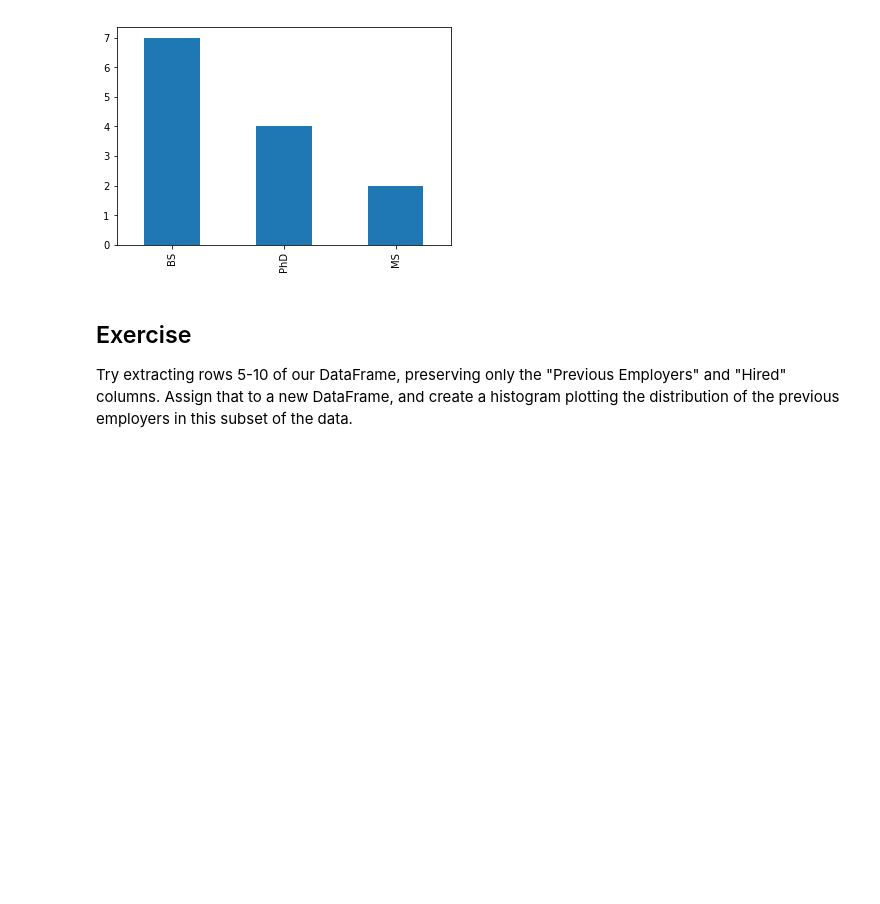
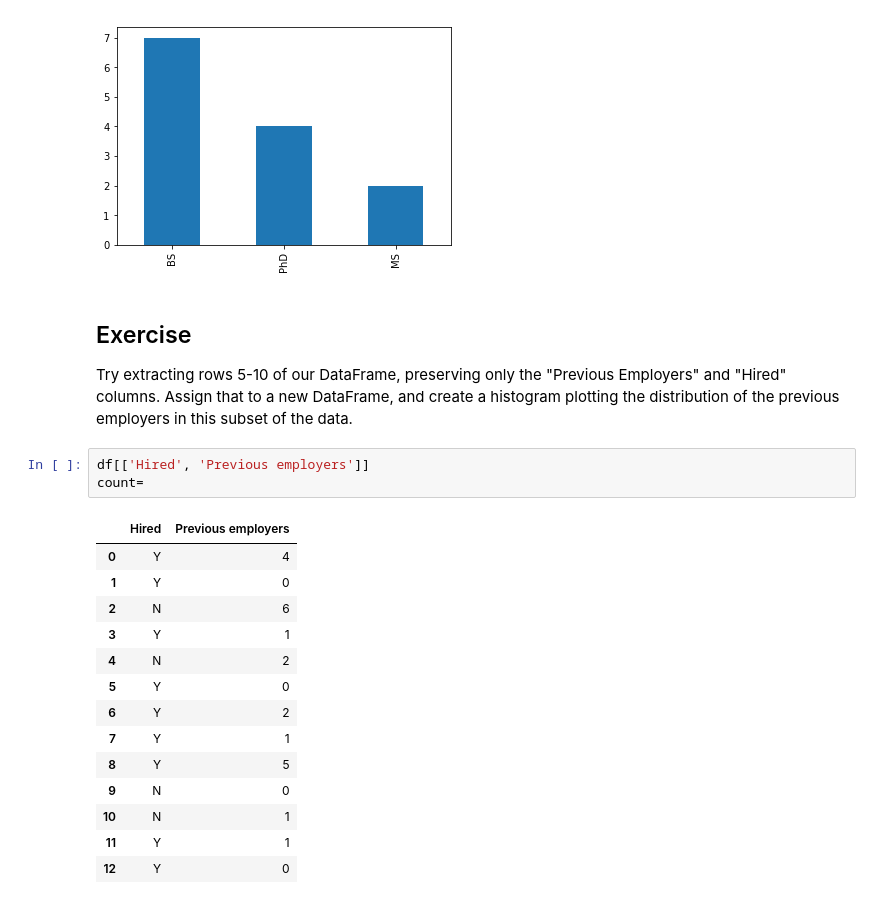
Before and after one commit to Vozikis/machine-learning, a Jupyter notebook: MLCourse/PandasTutorial.ipynb, the cells around one changed output. Cells and saved outputs as stored; diff of their text form; blank space fills up the shorter version.

```diff
--- a/MLCourse/PandasTutorial.ipynb
+++ b/MLCourse/PandasTutorial.ipynb
@@ -190,3 +190,21 @@ degree_counts.plot(kind='bar')
 ## Exercise
 
 Try extracting rows 5-10 of our DataFrame, preserving only the "Previous Employers" and "Hired" columns. Assign that to a new DataFrame, and create a histogram plotting the distribution of the previous employers in this subset of the data.
+# %%
+df[['Hired', 'Previous employers']]
+count=
+# %% [output]
+|  | Hired | Previous employers |
+| 0 | Y | 4 |
+| 1 | Y | 0 |
+| 2 | N | 6 |
+| 3 | Y | 1 |
+| 4 | N | 2 |
+| 5 | Y | 0 |
+| 6 | Y | 2 |
+| 7 | Y | 1 |
+| 8 | Y | 5 |
+| 9 | N | 0 |
+| 10 | N | 1 |
+| 11 | Y | 1 |
+| 12 | Y | 0 |
```
Also changed, not shown: parts of 1 cell of this notebook.
